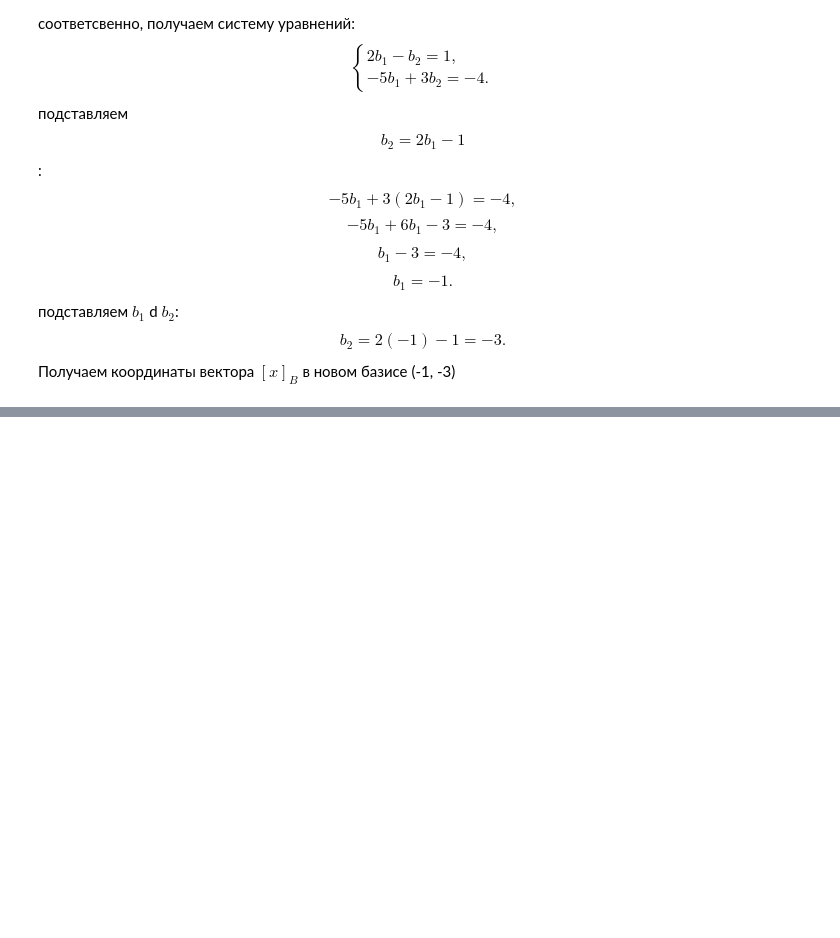
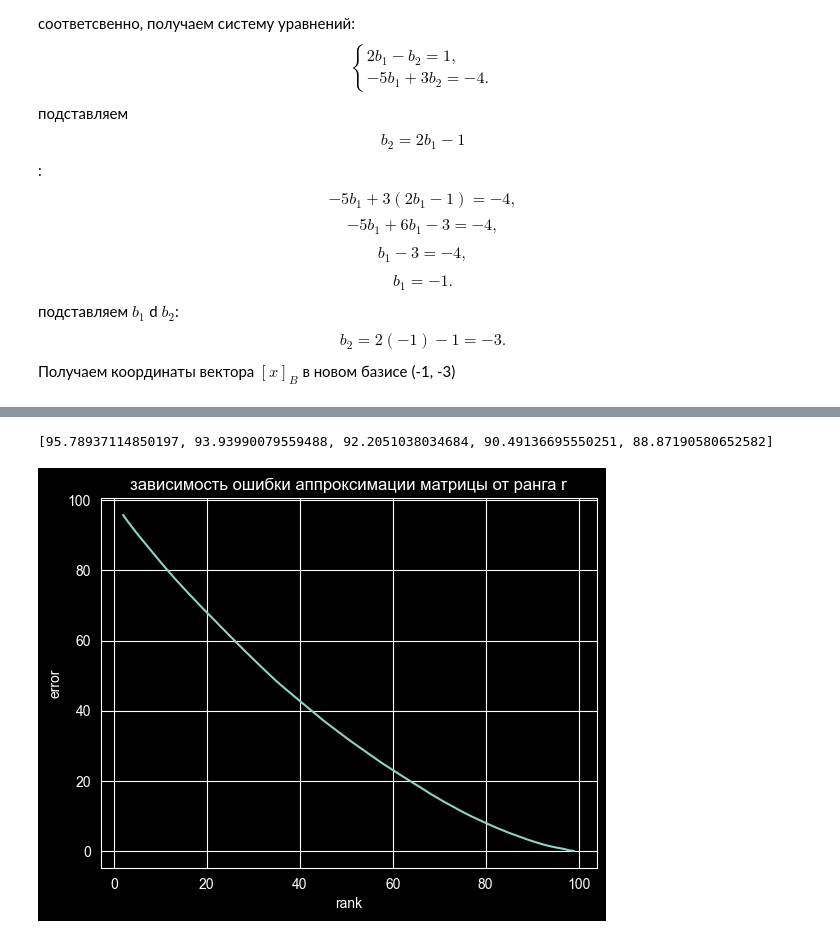
Before and after one commit to togoltsova/ML-Basic, a Jupyter notebook: homework_08/homework_08.ipynb, the cells around one changed output, grey strips where cells are left out. Cells and saved outputs as stored; diff of their text form; code cells hidden in the pictures; blank space fills up the shorter version.

```diff
--- a/homework_08/homework_08.ipynb
+++ b/homework_08/homework_08.ipynb
@@ -379,0 +433,7 @@ $$
+# %%
+# 2) Сингулярное разложение матрицы А на три матрицы (U, S, Vт) помощью функции numpy.linalg.svd.
+U, s, Vt = np.linalg.svd(A)
+# смотрим, что получилось
+print(U.shape)
+print(s.shape)
+print(Vt.shape)
@@ -379,0 +466,6 @@ $$
+# %%
+# функция numpy.linalg.svd возвращает s : (..., K) array = Vector(s) with the singular values.
+# значит, нужно преобразовать этот вектор в матрицу.
+# в теории svd, S - диагональная матрица... соответсвенно, сделаем матрицу S с диагональю из значений вектора s
+S = np.diag(s)
+print(S.shape)
@@ -379,0 +507,8 @@ $$
+# %%
+# Найдем апроксимацию A с рангом r, меняя его значение, от 2 до n
+A_r_array = []
+for r in range(2, n):
+    A_r = U[:, :r] @ S[:r, :r] @ Vt[:r, :]
+    A_r_array.append(A_r)
+# Смотрим что получилось
+print(A_r_array[:1])
@@ -379,0 +531,25 @@ $$
+# %%
+# теперь посчитаем вместе с ошибкой апроксимации (как восстановленная матрица отличается от исходной) по норме Фробениуса.
+# используем функцию np.linalg.norm(A - A_r, ord='fro')
+errors = []
+for r in range(2, n):
+    A_r = U[:, :r] @ S[:r, :r] @ Vt[:r, :]
+    err = np.linalg.norm(A - A_r, ord='fro')
+    errors.append(err)
+# Смотрим что получилось
+print(errors[:5])
+# %% [output]
+[95.78937114850197, 93.93990079559488, 92.2051038034684, 90.49136695550251, 88.87190580652582]
+# %%
+# получили массив ошибок в числовом виде.
+# 4) используя библиотеку matplotlib, построим график зависимости ошибки аппроксимации матрицы от ранга $r$.
+import matplotlib.pyplot as plt
+plt.figure()
+plt.plot(list(range(2, n)), errors)
+plt.xlabel("rank")
+plt.ylabel("error")
+plt.title("зависимость ошибки аппроксимации матрицы от ранга r")
+plt.grid(True)
+plt.show()
+# %% [output]
+[figure, added]
```
Also changed, not shown: parts of 10 cells of this notebook.
